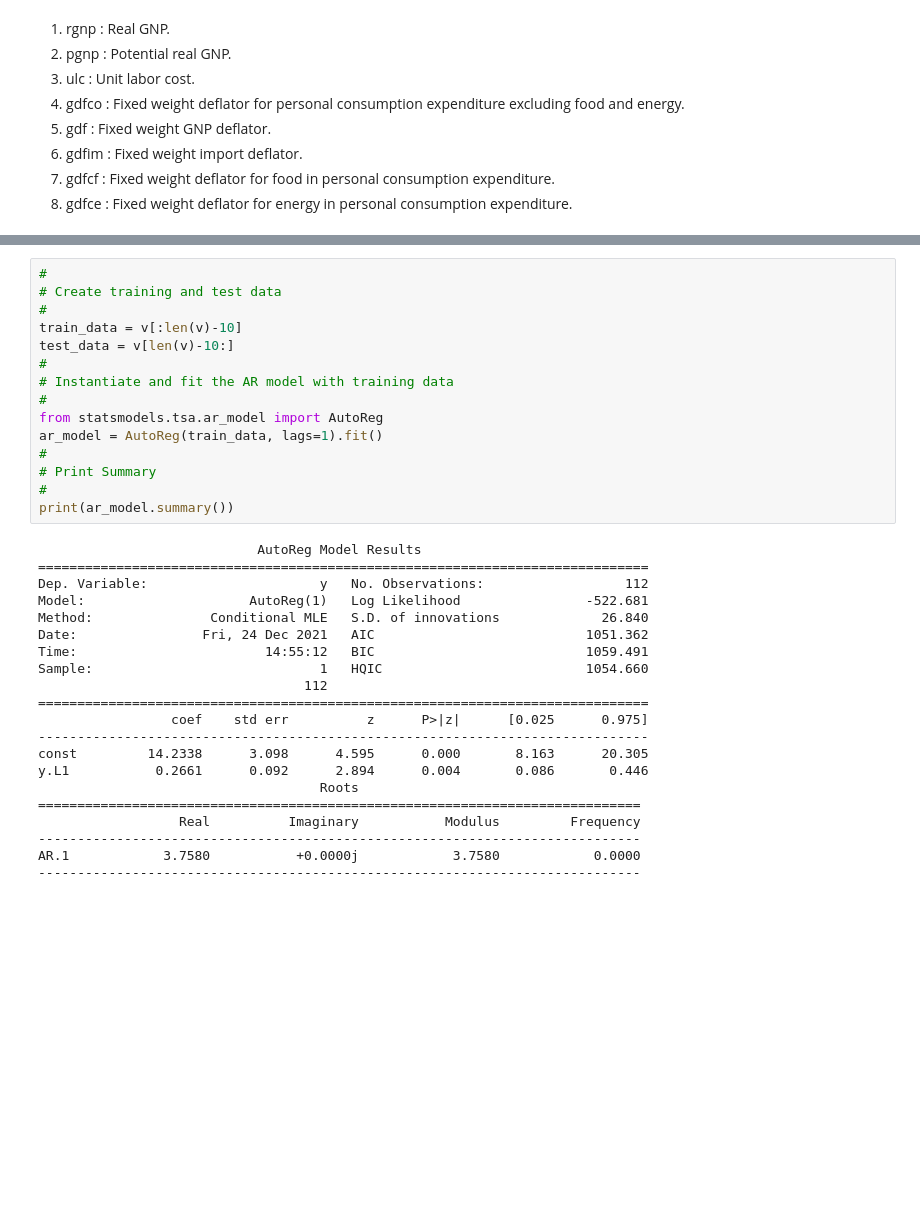
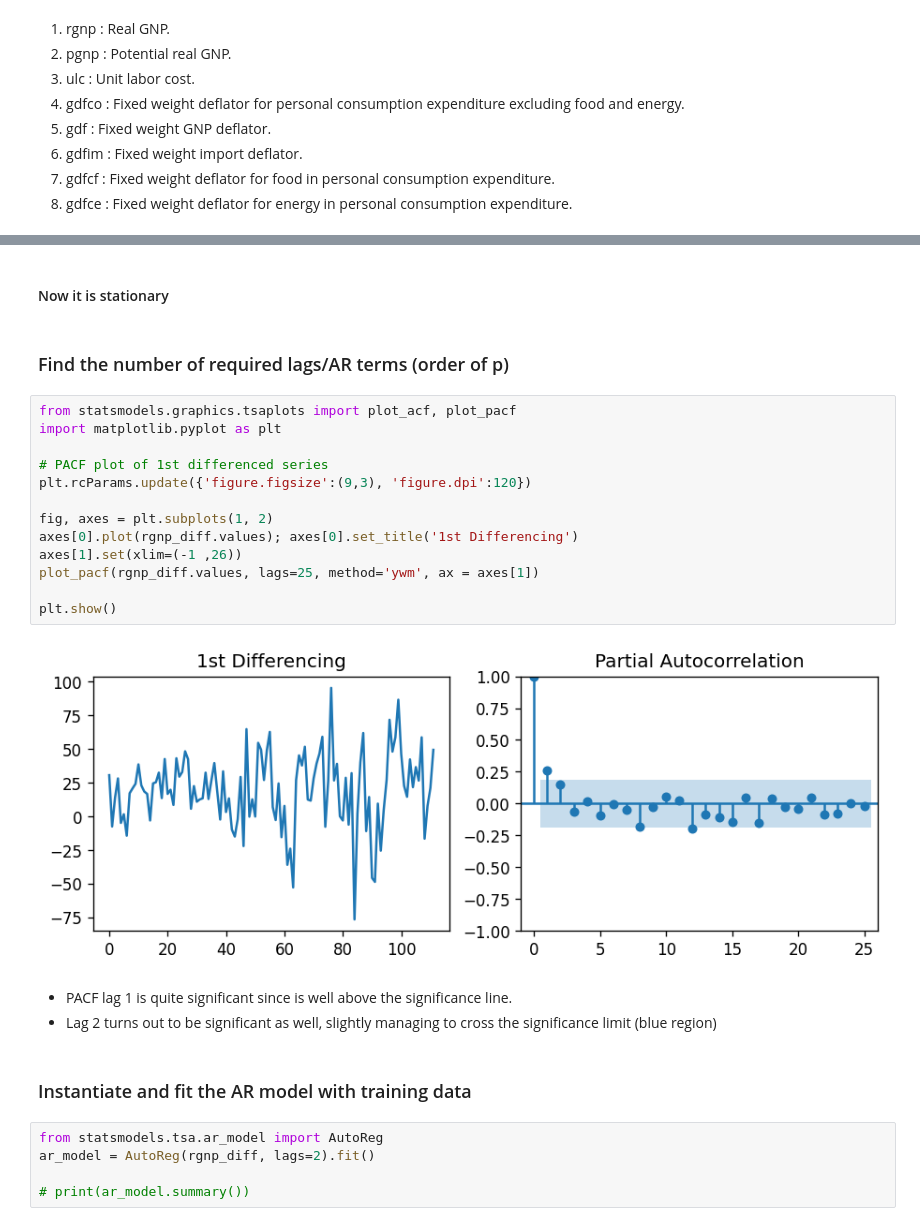
Before and after one commit to aryeko/DeepLearning-TAU, a Jupyter notebook: Ex2/Ex2 - Q2 - GNP data.ipynb, the cells around one changed output, grey strips where cells are left out. Saved outputs shown, nothing was run; the diff lists cells and outputs as text; blank space fills up the shorter version.

```diff
--- a/Ex2/Ex2 - Q2 - GNP data.ipynb
+++ b/Ex2/Ex2 - Q2 - GNP data.ipynb
@@ -146,36 +68,29 @@ P-value:  2.9633019848469267e-06
-# %%
-#
-# Create training and test data
-#
-train_data = v[:len(v)-10]
-test_data = v[len(v)-10:]
-#
-# Instantiate and fit the AR model with training data
-#
-from statsmodels.tsa.ar_model import AutoReg
-ar_model = AutoReg(train_data, lags=1).fit()
-#
-# Print Summary
-#
-print(ar_model.summary())
-# %% [output]
-                            AutoReg Model Results
-==============================================================================
-Dep. Variable:                      y   No. Observations:                  112
-Model:                     AutoReg(1)   Log Likelihood                -522.681
-Method:               Conditional MLE   S.D. of innovations             26.840
-Date:                Fri, 24 Dec 2021   AIC                           1051.362
-Time:                        14:55:12   BIC                           1059.491
-Sample:                             1   HQIC                          1054.660
-                                  112
-==============================================================================
-                 coef    std err          z      P>|z|      [0.025      0.975]
-------------------------------------------------------------------------------
-const         14.2338      3.098      4.595      0.000       8.163      20.305
-y.L1           0.2661      0.092      2.894      0.004       0.086       0.446
-                                    Roots
-=============================================================================
-                  Real          Imaginary           Modulus         Frequency
------------------------------------------------------------------------------
-AR.1            3.7580           +0.0000j            3.7580            0.0000
------------------------------------------------------------------------------
+# %% [markdown]
+#### Now it is stationary
+# %% [markdown]
+### Find the number of required lags/AR terms (order of p)
+# %%
+from statsmodels.graphics.tsaplots import plot_acf, plot_pacf
+import matplotlib.pyplot as plt
+
+# PACF plot of 1st differenced series
+plt.rcParams.update({'figure.figsize':(9,3), 'figure.dpi':120})
+
+fig, axes = plt.subplots(1, 2)
+axes[0].plot(rgnp_diff.values); axes[0].set_title('1st Differencing')
+axes[1].set(xlim=(-1 ,26))
+plot_pacf(rgnp_diff.values, lags=25, method='ywm', ax = axes[1])
+
+plt.show()
+# %% [output]
+[figure, added]
+# %% [markdown]
+- PACF lag 1 is quite significant since is well above the significance line.
+- Lag 2 turns out to be significant as well, slightly managing to cross the significance limit (blue region)
+# %% [markdown]
+### Instantiate and fit the AR model with training data
+# %%
+from statsmodels.tsa.ar_model import AutoReg
+ar_model = AutoReg(rgnp_diff, lags=2).fit()
+
+# print(ar_model.summary())
```
Also changed, not shown: parts of 19 cells of this notebook.
